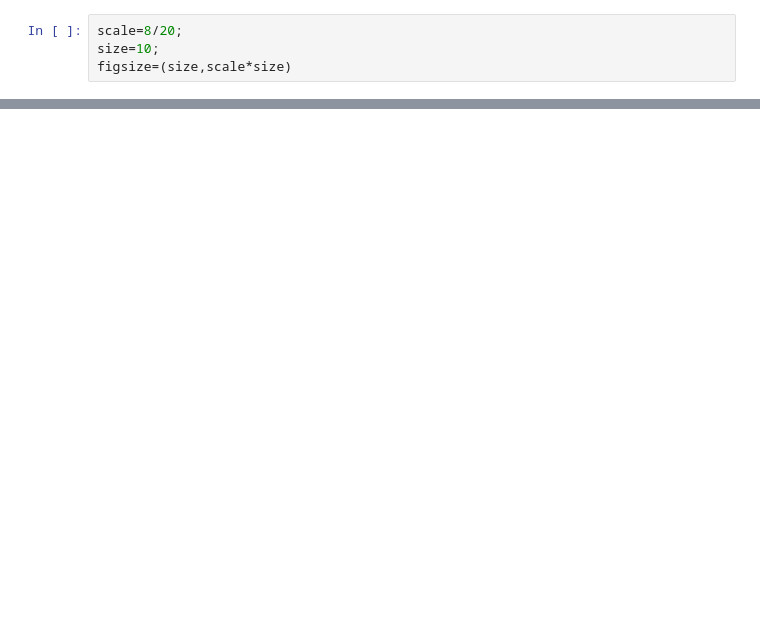
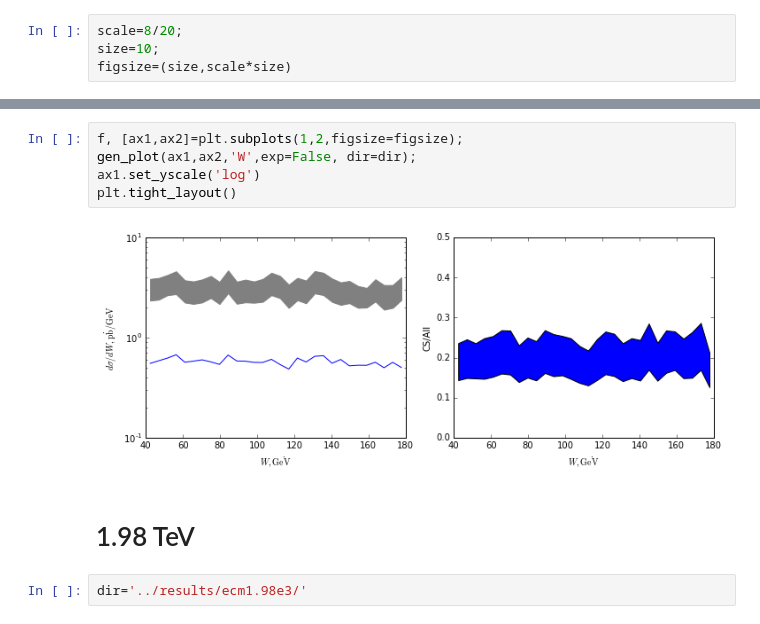
Before and after one commit to alexey-luchinsky/ep_QX, a Jupyter notebook: python/plots.ipynb, the cells around one changed output, grey strips where cells are left out. Saved outputs shown, nothing was run; the diff lists cells and outputs as text; blank space fills up the shorter version.

```diff
--- a/python/plots.ipynb
+++ b/python/plots.ipynb
@@ -50,0 +71,11 @@ plt.tight_layout()
+# %%
+f, [ax1,ax2]=plt.subplots(1,2,figsize=figsize);
+gen_plot(ax1,ax2,'W',exp=False, dir=dir);
+ax1.set_yscale('log')
+plt.tight_layout()
+# %% [output]
+[figure, added]
+# %% [markdown]
+# 1.98 TeV
+# %%
+dir='../results/ecm1.98e3/'
```
Also changed, not shown: parts of 16 cells of this notebook, 2 other files.
